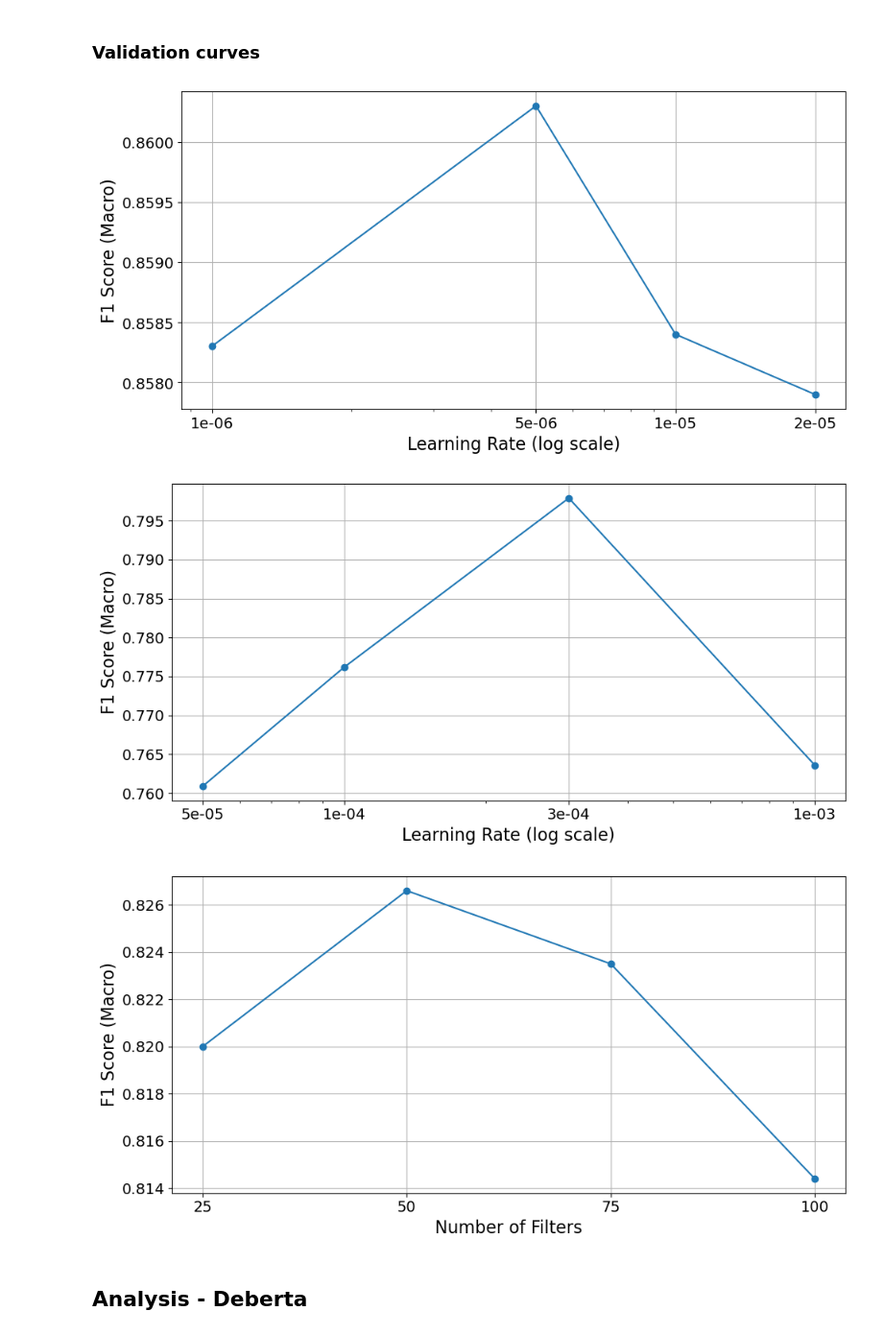
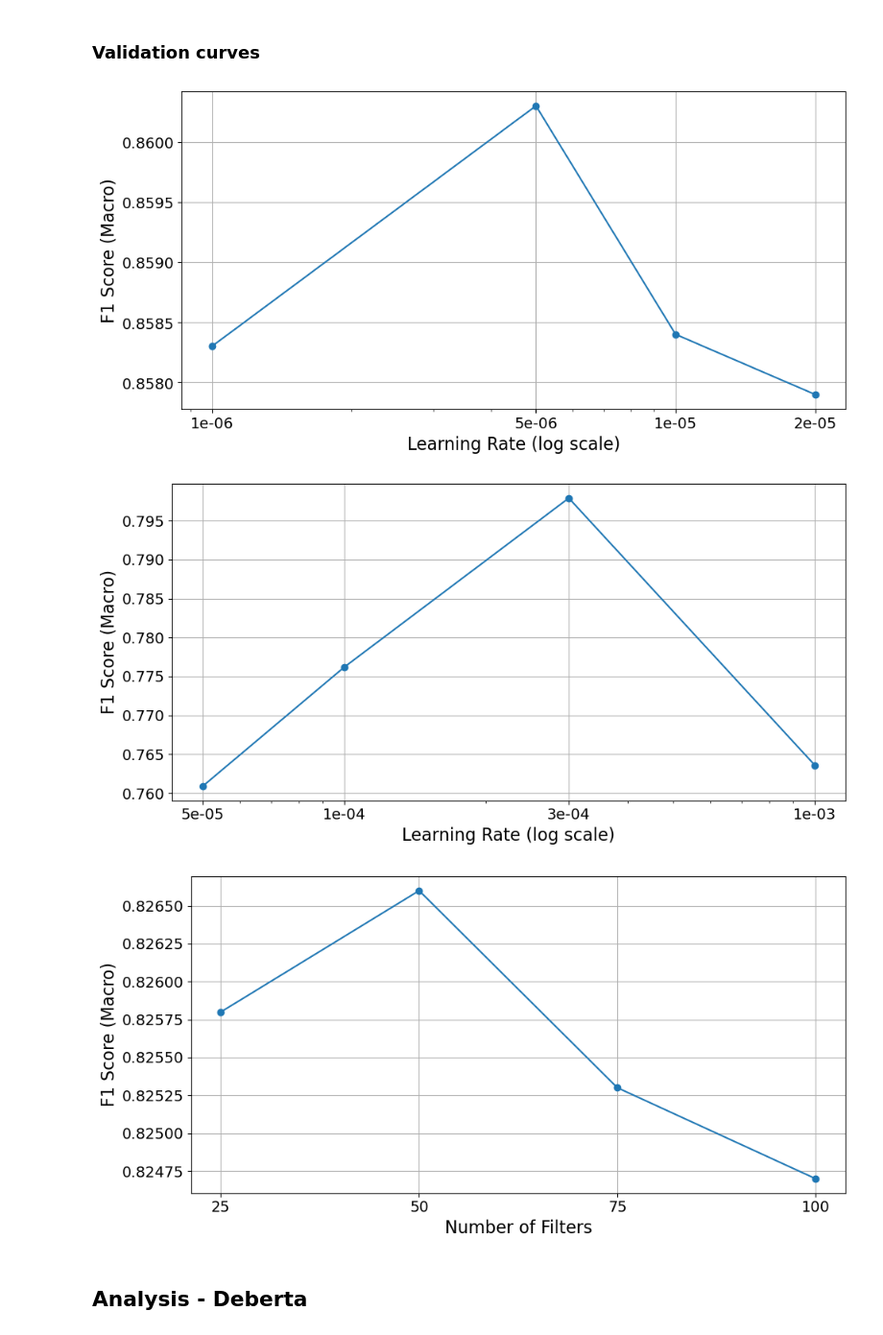
Before and after one commit to bugoverdose/dl-twitter-crisis, a Jupyter notebook: crisis_bench_jinwoo.ipynb, the cells around one changed output. Shown at 96% size. Drawn from its saved outputs; the diff is of its cells as text; code cells hidden in the pictures.

```diff
--- a/crisis_bench_jinwoo.ipynb
+++ b/crisis_bench_jinwoo.ipynb
@@ -3064,35 +3064,36 @@ def plot_validation_curve(xticks, log_scale, val_f1s, title, filename):
     # plt.title(title, fontsize=18)
     plt.grid(True)
     plt.tight_layout()
     plt.savefig(filename)
 
 val_f1_scores = [0.8583, 0.8603, 0.8584, 0.8579] # , 0.2623]
 learning_rates = [1e-6, 5e-6, 1e-5, 2e-5]
 plot_validation_curve(learning_rates, True, val_f1_scores, "DeBERTa Validation Curve", "pretrained_transformer_f1_score_val_curve.png")
 
 plot_validation_curve(
     xticks=[5e-5, 1e-4, 3e-4, 1e-3],
     log_scale=True,
     val_f1s=[0.7609, 0.7762, 0.7979, 0.7636],
     title="Custom Transformer Validation Curve",
     filename="custom_transformer_validation_curve.png",
 )
 
 plt.figure(figsize=(10, 5))
-plt.plot([25,50,75,100], [0.82, 0.8266, 0.8235, 0.8144], marker="o")
+# plt.plot([25,50,75,100], [0.82, 0.8266, 0.8235, 0.8144], marker="o")
+plt.plot([25,50,75,100], [0.8258, 0.8266, 0.8253, 0.8247], marker="o")
 plt.xlabel("Number of Filters", fontsize=16)
 plt.ylabel("F1 Score (Macro)", fontsize=16)
 plt.xticks([25,50,75,100], fontsize=14)
 plt.yticks(fontsize=14)
 # plt.title("TextCNN Validation Curve", fontsize=18)
 plt.grid(True)
 plt.tight_layout()
 plt.savefig("textcnn_validation_curve_num_filters.png")
 plt.show()
 # %% [output]
 [figure]
 [figure]
-[figure, old version]
+[figure, new version]
 # %% [markdown]
 ## Analysis - Deberta
 # %%
```
Also changed, not shown: parts of 1 cell of this notebook, 3 other files.
